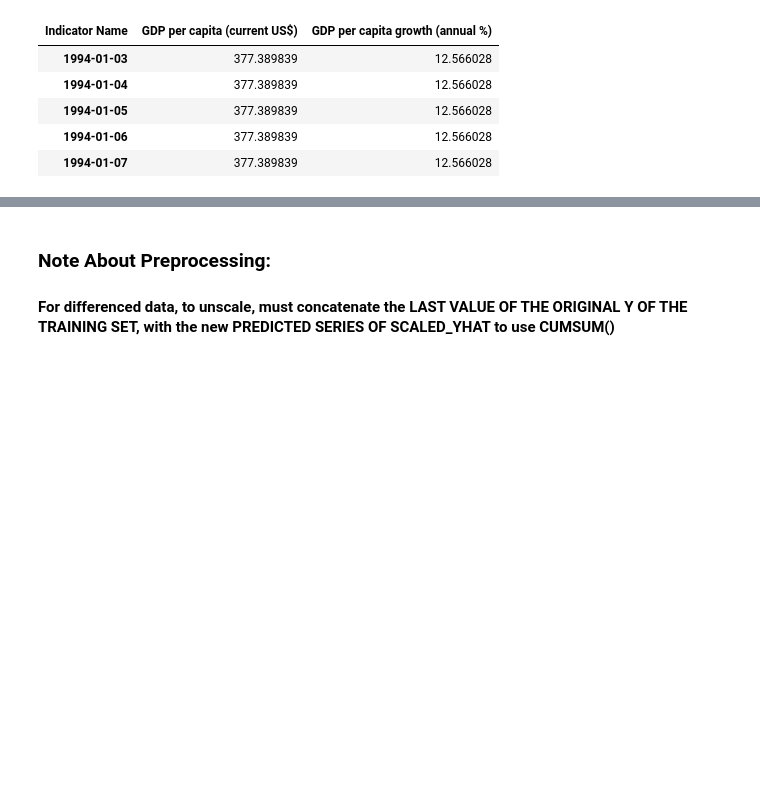
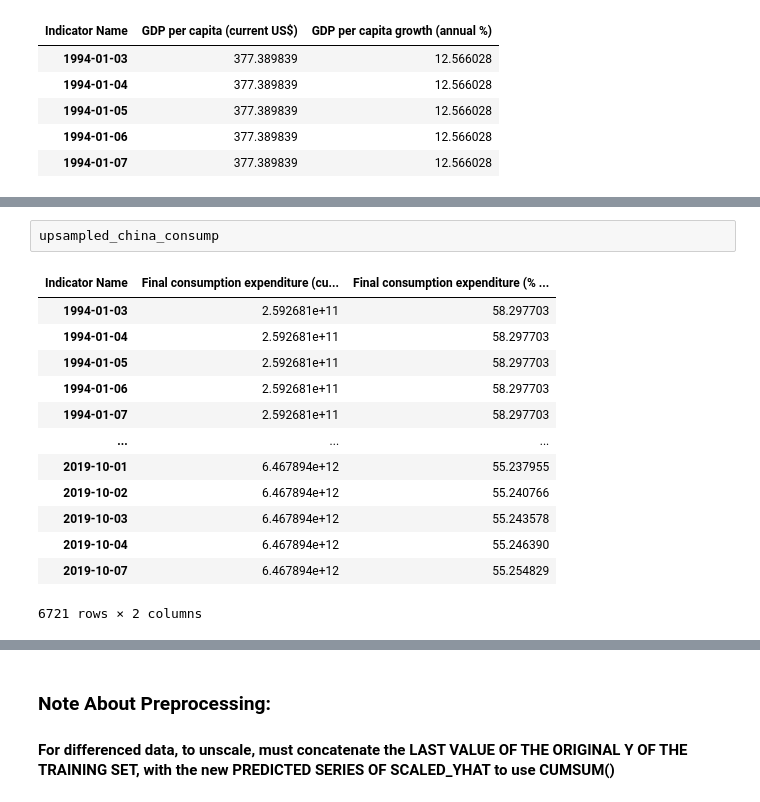
Before and after one commit to chiemiko/metals-research, a Jupyter notebook: forecasting/create_data.ipynb, the cells around one changed output, grey strips where cells are left out. Drawn from its saved outputs; the diff is of its cells as text; blank space fills up the shorter version.

```diff
--- a/forecasting/create_data.ipynb
+++ b/forecasting/create_data.ipynb
@@ -224,0 +231,16 @@ upsampled_china.head()
+# %%
+upsampled_china_consump
+# %% [output]
+| Indicator Name | Final consumption expenditure (cu... | Final consumption expenditure (% ... |
+| 1994-01-03 | 2.592681e+11 | 58.297703 |
+| 1994-01-04 | 2.592681e+11 | 58.297703 |
+| 1994-01-05 | 2.592681e+11 | 58.297703 |
+| 1994-01-06 | 2.592681e+11 | 58.297703 |
+| 1994-01-07 | 2.592681e+11 | 58.297703 |
+| ... | ... | ... |
+| 2019-10-01 | 6.467894e+12 | 55.237955 |
+| 2019-10-02 | 6.467894e+12 | 55.240766 |
+| 2019-10-03 | 6.467894e+12 | 55.243578 |
+| 2019-10-04 | 6.467894e+12 | 55.246390 |
+| 2019-10-07 | 6.467894e+12 | 55.254829 |
+6721 rows × 2 columns
```
Also changed, not shown: parts of 8 cells of this notebook, 2 other files.
